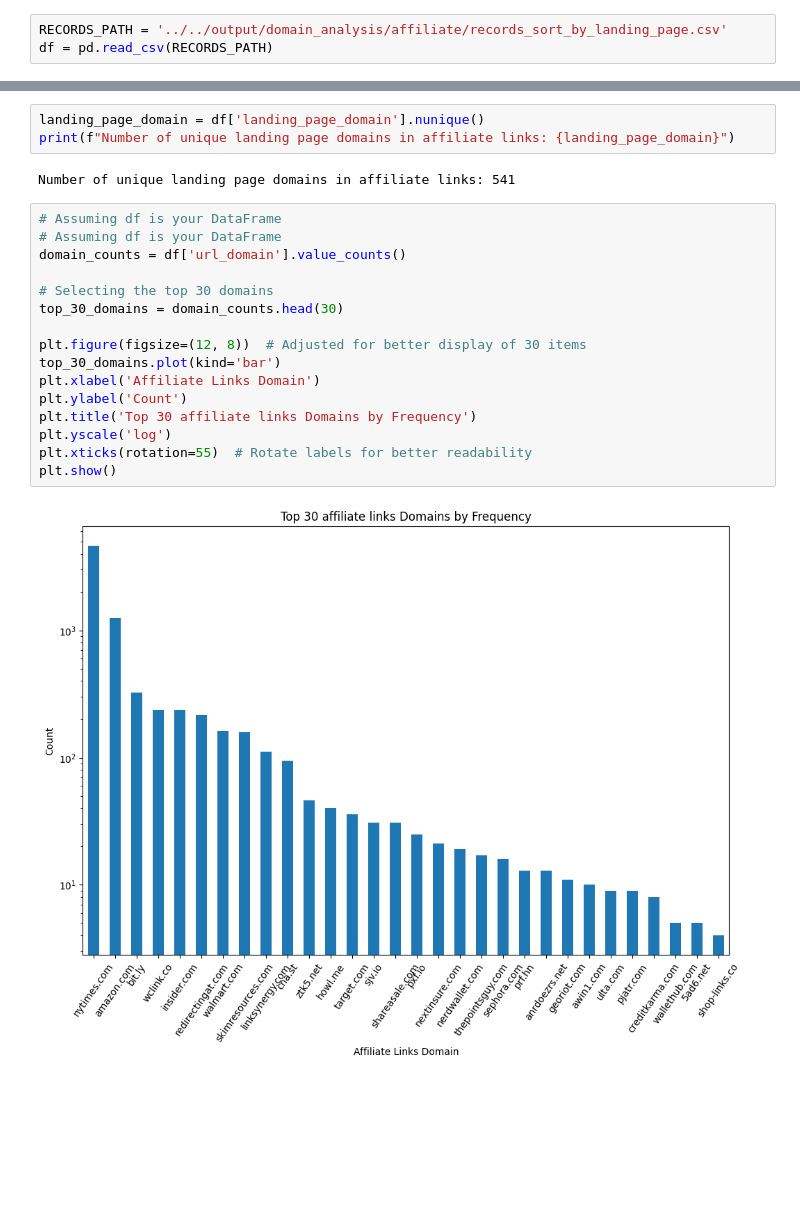
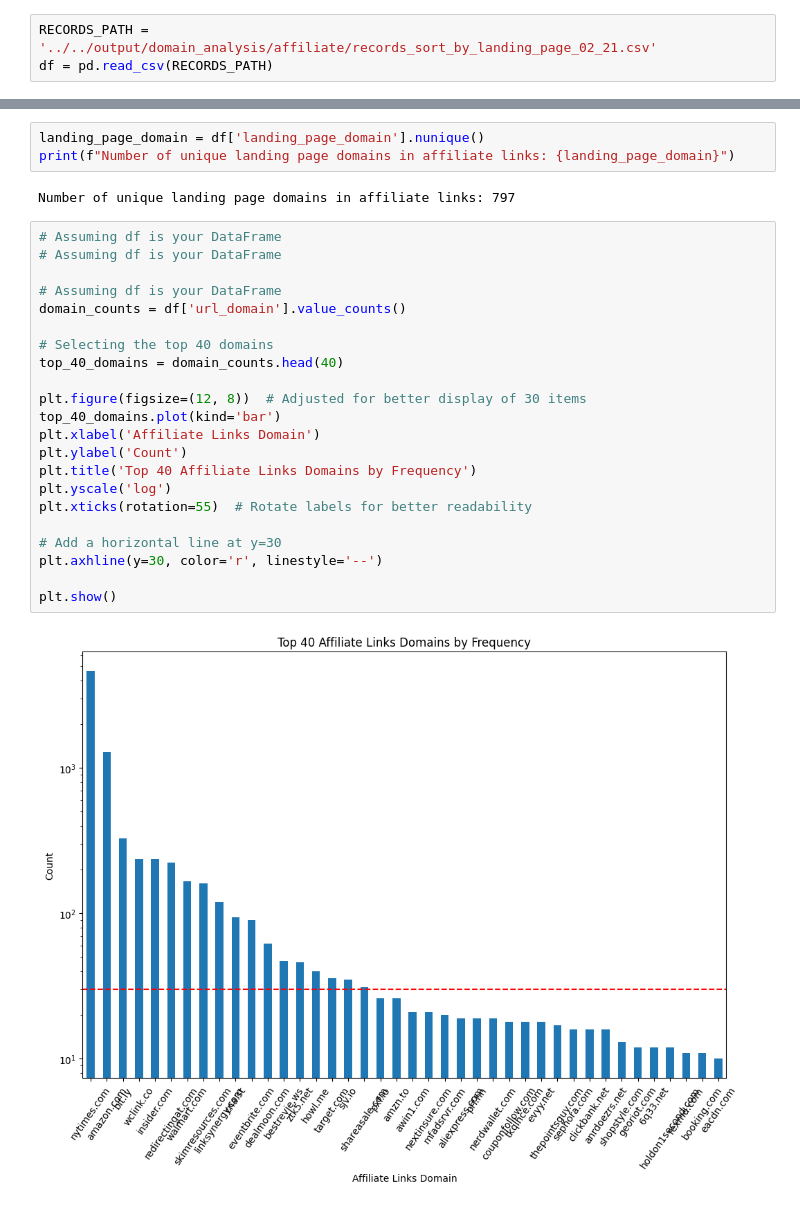
Before and after one commit to chensun96/WebMonetize, a Jupyter notebook: code/domain_analysis/analysis_domain.ipynb, the cells around one changed output, grey strips where cells are left out. Cells and saved outputs as stored; diff of their text form; blank space fills up the shorter version.

```diff
--- a/code/domain_analysis/analysis_domain.ipynb
+++ b/code/domain_analysis/analysis_domain.ipynb
@@ -8,6 +9,6 @@ from tqdm.auto import tqdm
 tqdm.pandas()
 # %%
-RECORDS_PATH = '../../output/domain_analysis/affiliate/records_sort_by_landing_page.csv'
+RECORDS_PATH = '../../output/domain_analysis/affiliate/records_sort_by_landing_page_02_21.csv'
 df = pd.read_csv(RECORDS_PATH)
 # %%
 domain_counts = df['landing_page_domain'].value_counts()
@@ -29,22 +30,28 @@ plt.show()
 landing_page_domain = df['landing_page_domain'].nunique()
 print(f"Number of unique landing page domains in affiliate links: {landing_page_domain}")
 # %% [output]
-Number of unique landing page domains in affiliate links: 541
+Number of unique landing page domains in affiliate links: 797
 # %%
 # Assuming df is your DataFrame
 # Assuming df is your DataFrame
+
+# Assuming df is your DataFrame
 domain_counts = df['url_domain'].value_counts()
 
-# Selecting the top 30 domains
-top_30_domains = domain_counts.head(30)
+# Selecting the top 40 domains
+top_40_domains = domain_counts.head(40)
 
 plt.figure(figsize=(12, 8))  # Adjusted for better display of 30 items
-top_30_domains.plot(kind='bar')
+top_40_domains.plot(kind='bar')
 plt.xlabel('Affiliate Links Domain')
 plt.ylabel('Count')
-plt.title('Top 30 affiliate links Domains by Frequency')
+plt.title('Top 40 Affiliate Links Domains by Frequency')
 plt.yscale('log')
 plt.xticks(rotation=55)  # Rotate labels for better readability
+
+# Add a horizontal line at y=30
+plt.axhline(y=30, color='r', linestyle='--')
+
 plt.show()
 # %% [output]
-[figure, old version]
+[figure, new version]
```
Also changed, not shown: parts of 23 cells of this notebook, 25 other files.
